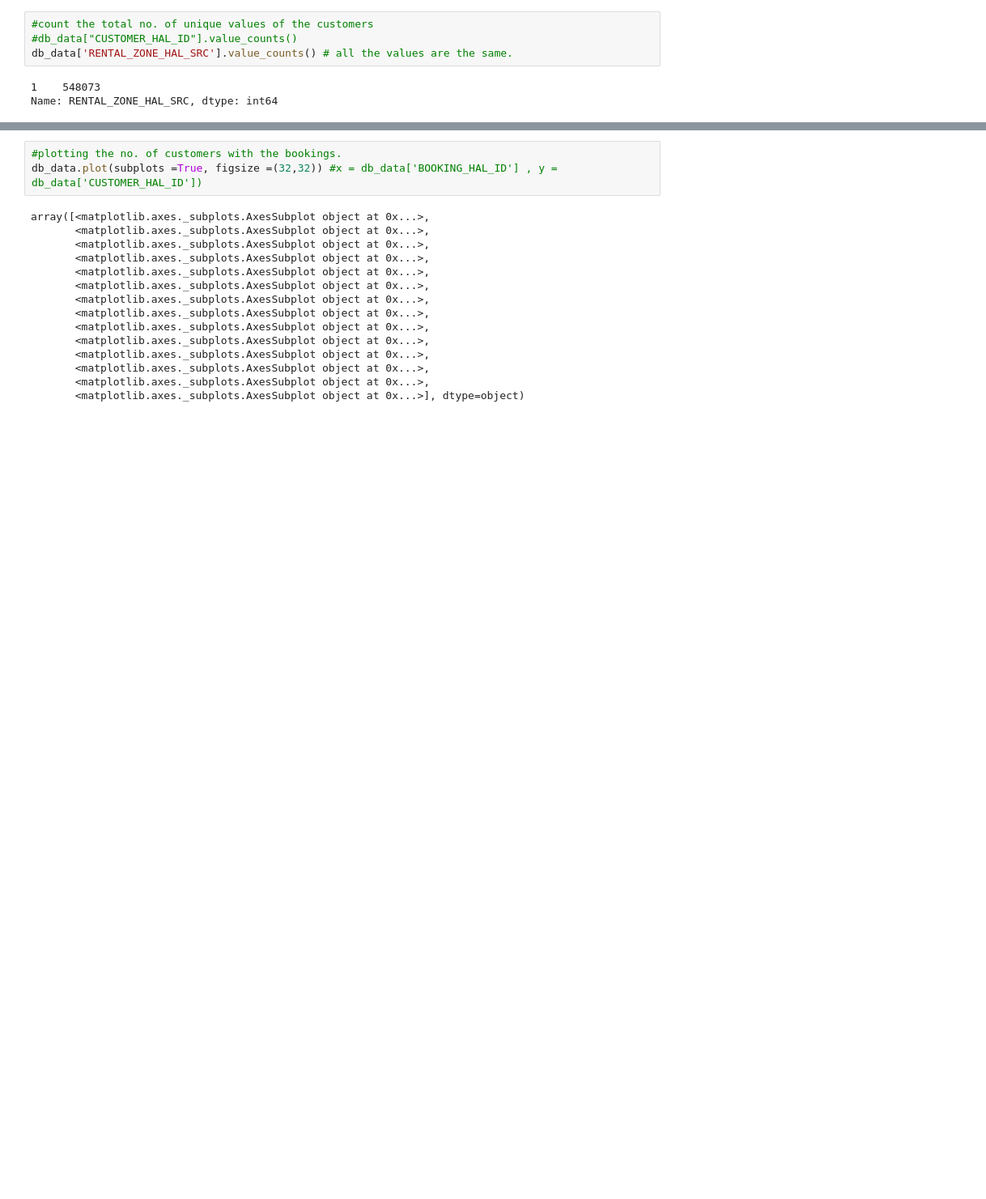
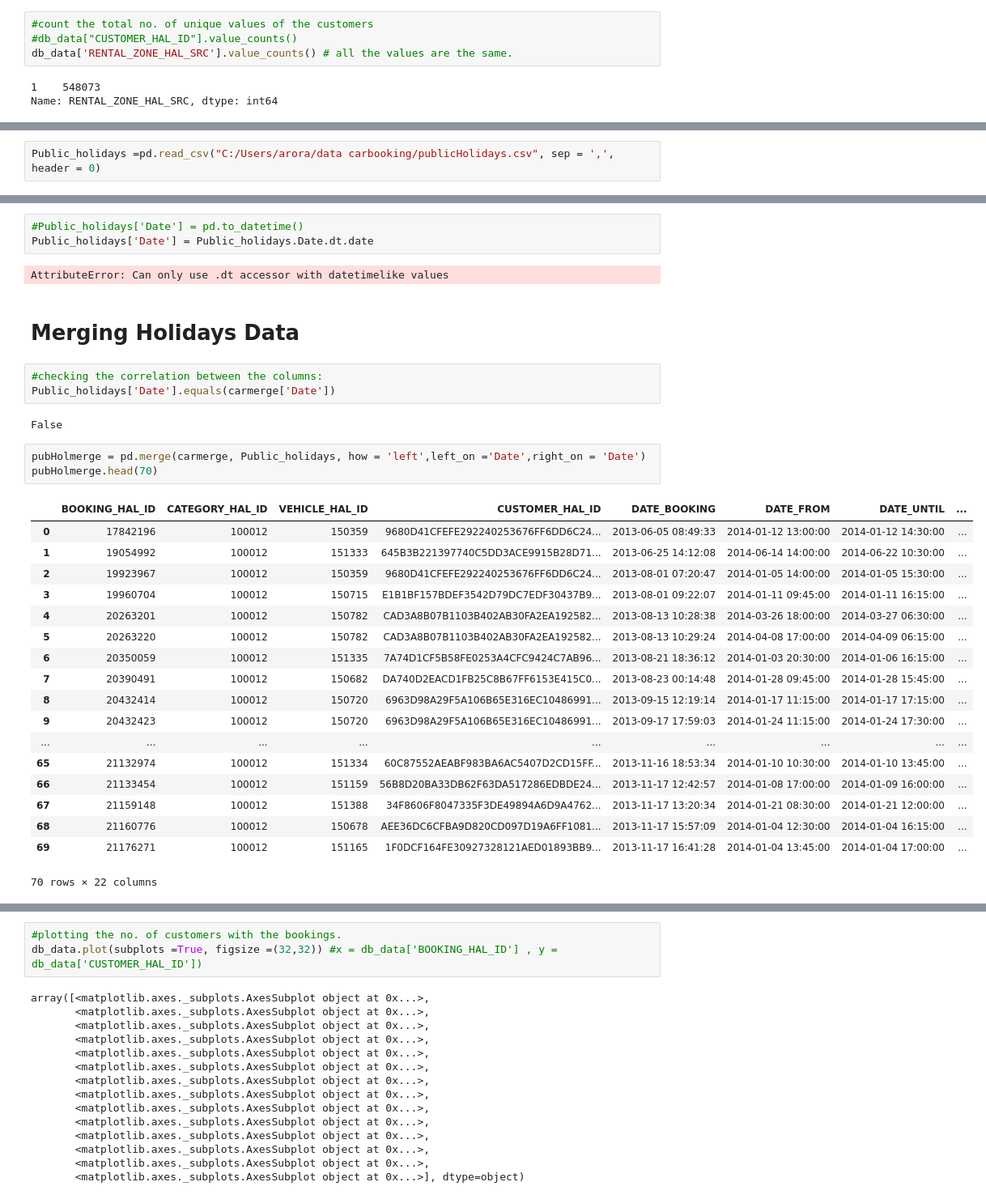
Before and after one commit to jawaharreddy/Flinkster-Data-Analysis, a Jupyter notebook: dbData.ipynb, the cells around one changed output, grey strips where cells are left out. Shown at 81% size. Drawn from its saved outputs; the diff is of its cells as text; blank space fills up the shorter version.

```diff
--- a/dbData.ipynb
+++ b/dbData.ipynb
@@ -121,0 +335,2 @@ db_data.head()
+# %%
+Public_holidays =pd.read_csv("C:/Users/arora/data carbooking/publicHolidays.csv", sep = ',', header = 0)
@@ -121,0 +357,34 @@ db_data.head()
+# %%
+#Public_holidays['Date'] = pd.to_datetime()
+Public_holidays['Date'] = Public_holidays.Date.dt.date
+# %% [output]
+AttributeError: Can only use .dt accessor with datetimelike values
+# %% [markdown]
+# Merging Holidays Data
+# %%
+#checking the correlation between the columns:
+Public_holidays['Date'].equals(carmerge['Date'])
+# %% [output]
+False
+# %%
+pubHolmerge = pd.merge(carmerge, Public_holidays, how = 'left',left_on ='Date',right_on = 'Date')
+pubHolmerge.head(70)
+# %% [output]
+|  | BOOKING_HAL_ID | CATEGORY_HAL_ID | VEHICLE_HAL_ID | CUSTOMER_HAL_ID | DATE_BOOKING | DATE_FROM | DATE_UNTIL | ... |
+| 0 | 17842196 | 100012 | 150359 | 9680D41CFEFE292240253676FF6DD6C24... | 2013-06-05 08:49:33 | 2014-01-12 13:00:00 | 2014-01-12 14:30:00 | ... |
+| 1 | 19054992 | 100012 | 151333 | 645B3B221397740C5DD3ACE9915B28D71... | 2013-06-25 14:12:08 | 2014-06-14 14:00:00 | 2014-06-22 10:30:00 | ... |
+| 2 | 19923967 | 100012 | 150359 | 9680D41CFEFE292240253676FF6DD6C24... | 2013-08-01 07:20:47 | 2014-01-05 14:00:00 | 2014-01-05 15:30:00 | ... |
+| 3 | 19960704 | 100012 | 150715 | E1B1BF157BDEF3542D79DC7EDF30437B9... | 2013-08-01 09:22:07 | 2014-01-11 09:45:00 | 2014-01-11 16:15:00 | ... |
+| 4 | 20263201 | 100012 | 150782 | CAD3A8B07B1103B402AB30FA2EA192582... | 2013-08-13 10:28:38 | 2014-03-26 18:00:00 | 2014-03-27 06:30:00 | ... |
+| 5 | 20263220 | 100012 | 150782 | CAD3A8B07B1103B402AB30FA2EA192582... | 2013-08-13 10:29:24 | 2014-04-08 17:00:00 | 2014-04-09 06:15:00 | ... |
+| 6 | 20350059 | 100012 | 151335 | 7A74D1CF5B58FE0253A4CFC9424C7AB96... | 2013-08-21 18:36:12 | 2014-01-03 20:30:00 | 2014-01-06 16:15:00 | ... |
+| 7 | 20390491 | 100012 | 150682 | DA740D2EACD1FB25C8B67FF6153E415C0... | 2013-08-23 00:14:48 | 2014-01-28 09:45:00 | 2014-01-28 15:45:00 | ... |
+| 8 | 20432414 | 100012 | 150720 | 6963D98A29F5A106B65E316EC10486991... | 2013-09-15 12:19:14 | 2014-01-17 11:15:00 | 2014-01-17 17:15:00 | ... |
+| 9 | 20432423 | 100012 | 150720 | 6963D98A29F5A106B65E316EC10486991... | 2013-09-17 17:59:03 | 2014-01-24 11:15:00 | 2014-01-24 17:30:00 | ... |
+| ... | ... | ... | ... | ... | ... | ... | ... | ... |
+| 65 | 21132974 | 100012 | 151334 | 60C87552AEABF983BA6AC5407D2CD15FF... | 2013-11-16 18:53:34 | 2014-01-10 10:30:00 | 2014-01-10 13:45:00 | ... |
+| 66 | 21133454 | 100012 | 151159 | 56B8D20BA33DB62F63DA517286EDBDE24... | 2013-11-17 12:42:57 | 2014-01-08 17:00:00 | 2014-01-09 16:00:00 | ... |
+| 67 | 21159148 | 100012 | 151388 | 34F8606F8047335F3DE49894A6D9A4762... | 2013-11-17 13:20:34 | 2014-01-21 08:30:00 | 2014-01-21 12:00:00 | ... |
+| 68 | 21160776 | 100012 | 150678 | AEE36DC6CFBA9D820CD097D19A6FF1081... | 2013-11-17 15:57:09 | 2014-01-04 12:30:00 | 2014-01-04 16:15:00 | ... |
+| 69 | 21176271 | 100012 | 151165 | 1F0DCF164FE30927328121AED01893BB9... | 2013-11-17 16:41:28 | 2014-01-04 13:45:00 | 2014-01-04 17:00:00 | ... |
+70 rows × 22 columns
```
Also changed, not shown: parts of 35 cells of this notebook, 1 other file.
